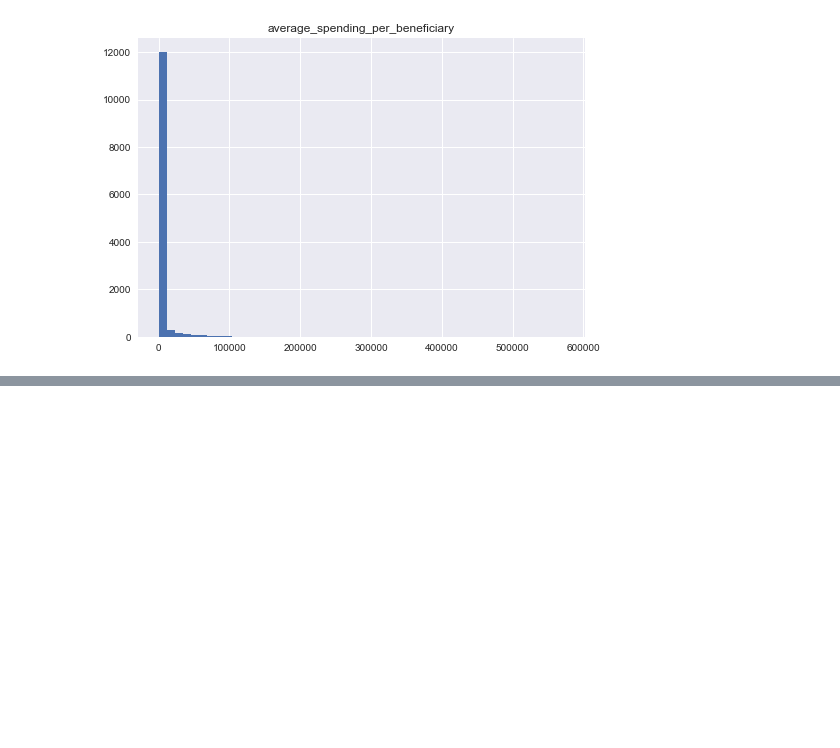
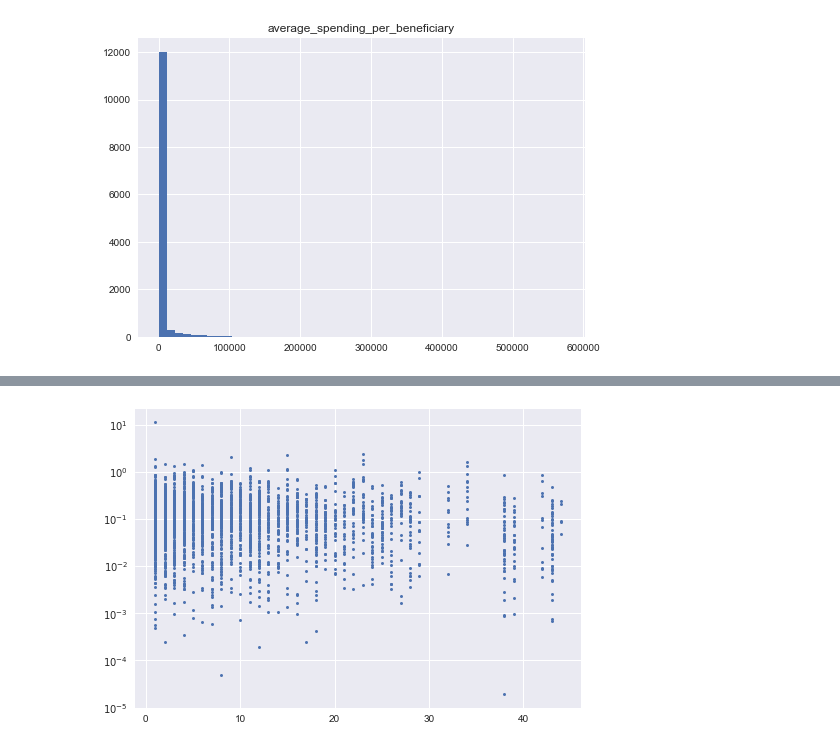
Before and after one commit to darya-akimova/medicare_spending_analysis, a Jupyter notebook: Medicare Part D Spending (2012-2016) Analysis.ipynb, the cells around one changed output, grey strips where cells are left out. Cells and saved outputs as stored; diff of their text form; code cells hidden in the pictures; blank space fills up the shorter version.

```diff
--- a/Medicare Part D Spending (2012-2016) Analysis.ipynb
+++ b/Medicare Part D Spending (2012-2016) Analysis.ipynb
@@ -387,0 +480,3 @@ plt.show()
+# %%
+gen_manufact_count = spend_manufact.groupby('generic_name').size().reset_index(name = 'num_gen_manufact')
+gen_manufact_count.head()
@@ -387,0 +490,12 @@ plt.show()
+# %%
+plt.plot(
+    'num_gen_manufact',
+    'annual_growth_rate_in_average_spending_per_dosage_unit_2012_2016',
+    data = pd.merge(left = gen_manufact_count, right = spend_manufact, on = 'generic_name'),
+    linestyle = 'none', marker = 'o',
+    markersize = 3
+)
+plt.yscale('log')
+plt.show()
+# %% [output]
+[figure, added]
```
Also changed, not shown: parts of 24 cells of this notebook.
